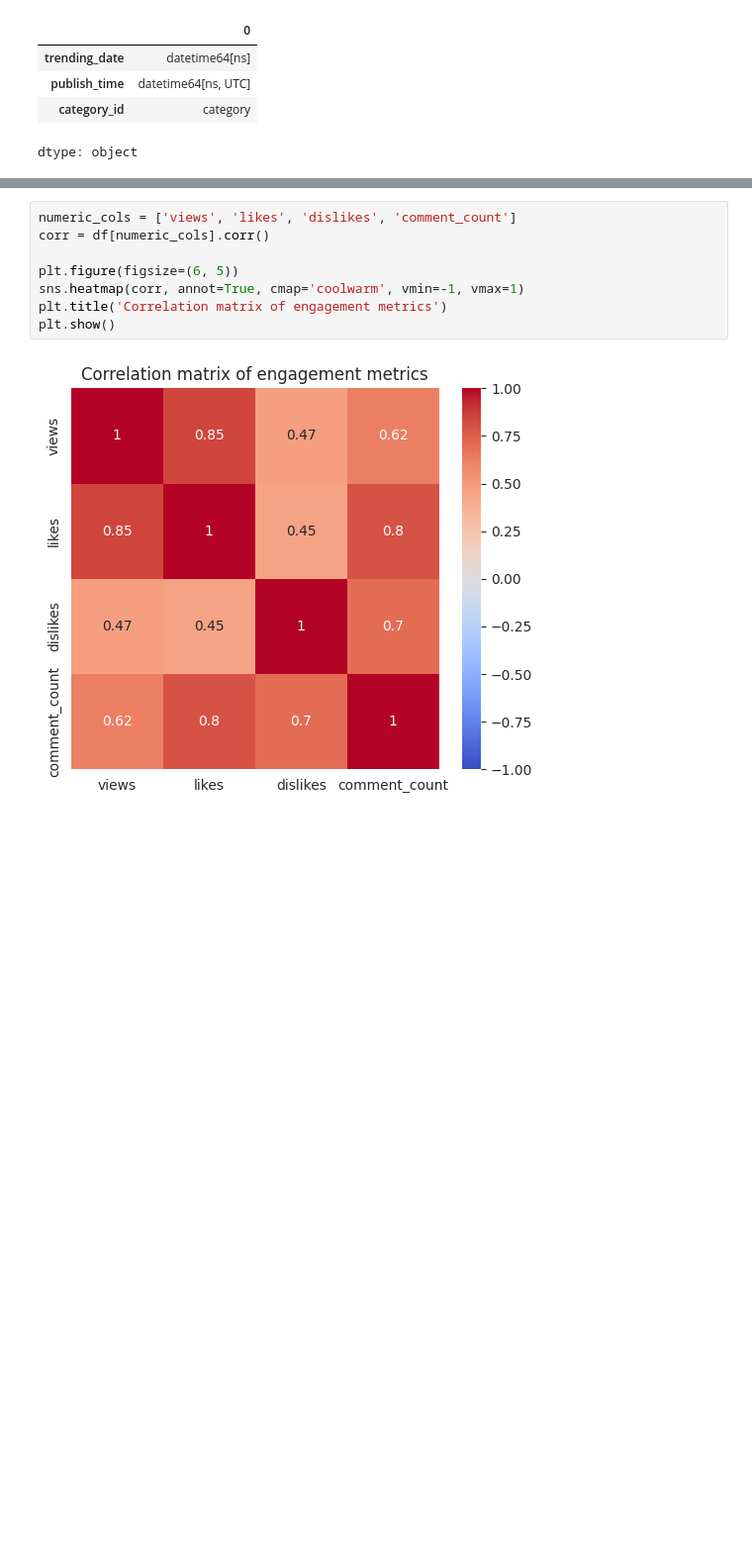
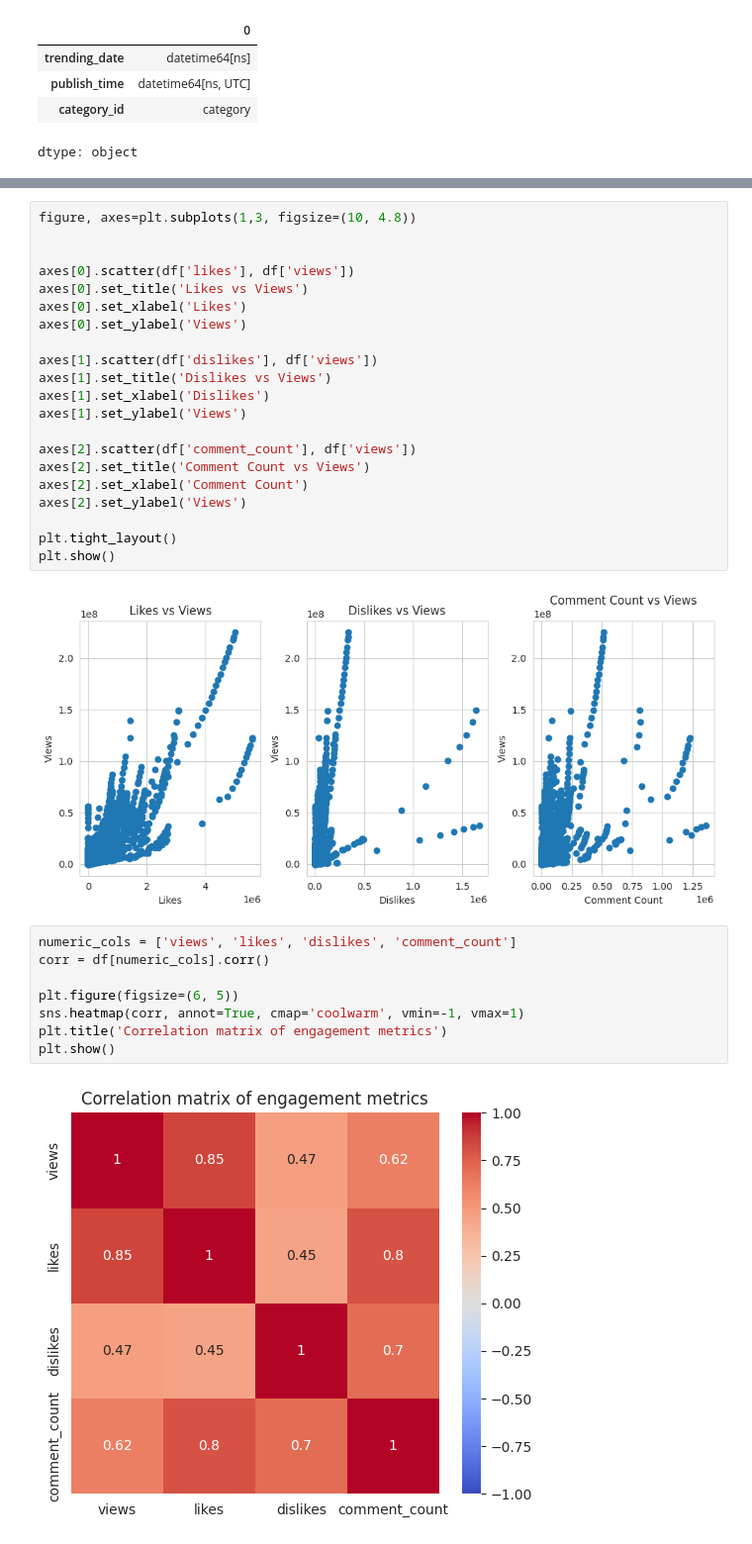
Before and after one commit to memuna-javedd/youtube-views-regression-from-scratch, a Jupyter notebook: USYouTubeTrendingVideos.ipynb, the cells around one changed output, grey strips where cells are left out. Shown at 99% size. Drawn from its saved outputs; the diff is of its cells as text; blank space fills up the shorter version.

Commit message:
Update graphs

```diff
--- a/USYouTubeTrendingVideos.ipynb
+++ b/USYouTubeTrendingVideos.ipynb
@@ -153,3 +126,26 @@ plt.show()
+# %%
+figure, axes=plt.subplots(1,3, figsize=(10, 4.8))
+
+
+axes[0].scatter(df['likes'], df['views'])
+axes[0].set_title('Likes vs Views')
+axes[0].set_xlabel('Likes')
+axes[0].set_ylabel('Views')
+
+axes[1].scatter(df['dislikes'], df['views'])
+axes[1].set_title('Dislikes vs Views')
+axes[1].set_xlabel('Dislikes')
+axes[1].set_ylabel('Views')
+
+axes[2].scatter(df['comment_count'], df['views'])
+axes[2].set_title('Comment Count vs Views')
+axes[2].set_xlabel('Comment Count')
+axes[2].set_ylabel('Views')
+
+plt.tight_layout()
+plt.show()
+# %% [output]
+[figure, added]
 # %%
 numeric_cols = ['views', 'likes', 'dislikes', 'comment_count']
 corr = df[numeric_cols].corr()
```
Also changed, not shown: parts of 7 cells of this notebook.
